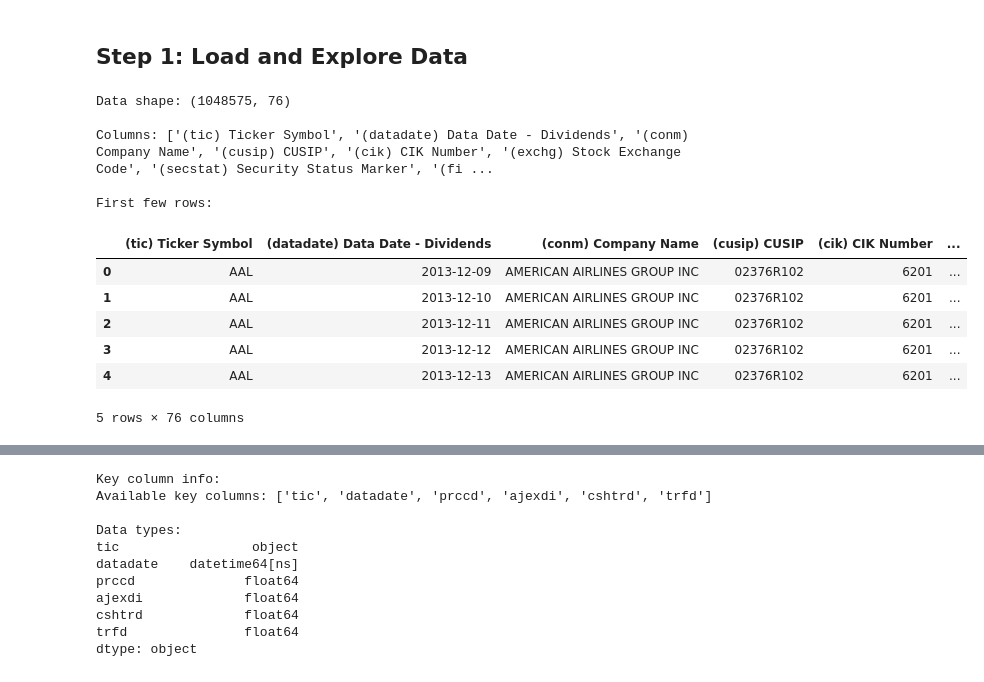
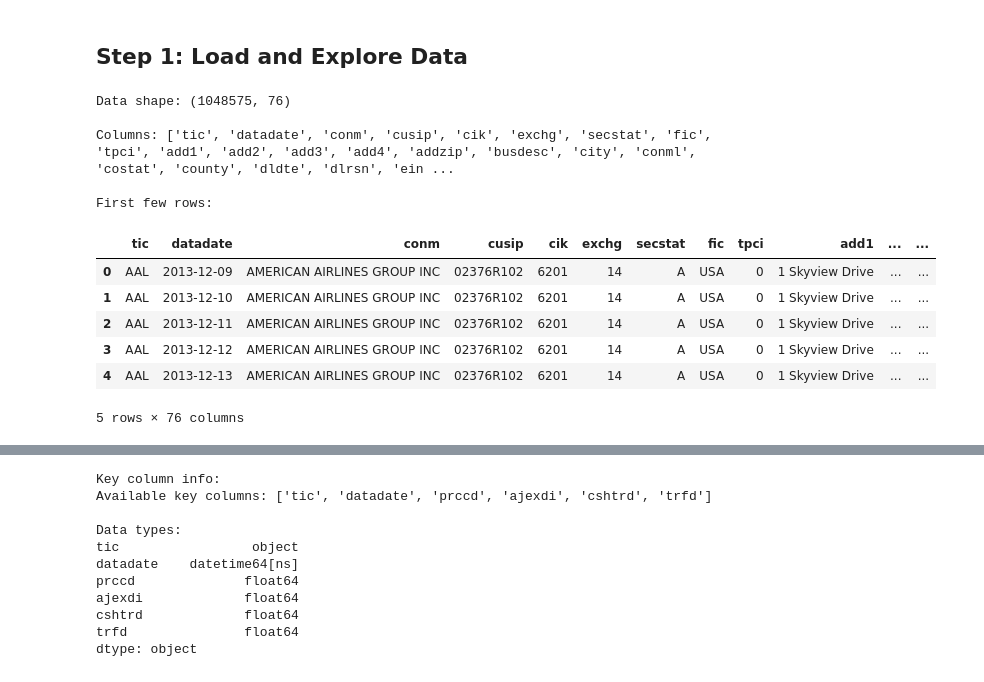
Before and after one commit to lucas-309/millennium-data-quality-25-26, a Jupyter notebook: backtester/wharton_data_integration.ipynb, the cells around one changed output, grey strips where cells are left out. Saved outputs shown, nothing was run; the diff lists cells and outputs as text; code cells hidden in the pictures.

Commit message:
Experimenting with parquet data file

```diff
--- a/backtester/wharton_data_integration.ipynb
+++ b/backtester/wharton_data_integration.ipynb
@@ -3,29 +86,30 @@
 # %%
 import pandas as pd
 import numpy as np
 from typing import List, Dict, Any
 import os
 
 # Load the Wharton data
-file_path = 'WhartonDataSource.xlsx'
-df = pd.read_excel(file_path)
+file_path = 'WhartonDataSource.parquet'
+df = pd.read_parquet(file_path)
+
 
 print(f"Data shape: {df.shape}")
 print(f"\nColumns: {df.columns.tolist()}")
 print(f"\nFirst few rows:")
 df.head()
 # %% [output]
 Data shape: (1048575, 76)
 
-Columns: ['(tic) Ticker Symbol', '(datadate) Data Date - Dividends', '(conm) Company Name', '(cusip) CUSIP', '(cik) CIK Number', '(exchg) Stock Exchange Code', '(secstat) Security Status Marker', '(fi ...
+Columns: ['tic', 'datadate', 'conm', 'cusip', 'cik', 'exchg', 'secstat', 'fic', 'tpci', 'add1', 'add2', 'add3', 'add4', 'addzip', 'busdesc', 'city', 'conml', 'costat', 'county', 'dldte', 'dlrsn', 'ein ...
 
 First few rows:
-|  | (tic) Ticker Symbol | (datadate) Data Date - Dividends | (conm) Company Name | (cusip) CUSIP | (cik) CIK Number | ... |
-| 0 | AAL | 2013-12-09 | AMERICAN AIRLINES GROUP INC | 02376R102 | 6201 | ... |
-| 1 | AAL | 2013-12-10 | AMERICAN AIRLINES GROUP INC | 02376R102 | 6201 | ... |
-| 2 | AAL | 2013-12-11 | AMERICAN AIRLINES GROUP INC | 02376R102 | 6201 | ... |
-| 3 | AAL | 2013-12-12 | AMERICAN AIRLINES GROUP INC | 02376R102 | 6201 | ... |
-| 4 | AAL | 2013-12-13 | AMERICAN AIRLINES GROUP INC | 02376R102 | 6201 | ... |
+|  | tic | datadate | conm | cusip | cik | exchg | secstat | fic | tpci | add1 | ... | ... |
+| 0 | AAL | 2013-12-09 | AMERICAN AIRLINES GROUP INC | 02376R102 | 6201 | 14 | A | USA | 0 | 1 Skyview Drive | ... | ... |
+| 1 | AAL | 2013-12-10 | AMERICAN AIRLINES GROUP INC | 02376R102 | 6201 | 14 | A | USA | 0 | 1 Skyview Drive | ... | ... |
+| 2 | AAL | 2013-12-11 | AMERICAN AIRLINES GROUP INC | 02376R102 | 6201 | 14 | A | USA | 0 | 1 Skyview Drive | ... | ... |
+| 3 | AAL | 2013-12-12 | AMERICAN AIRLINES GROUP INC | 02376R102 | 6201 | 14 | A | USA | 0 | 1 Skyview Drive | ... | ... |
+| 4 | AAL | 2013-12-13 | AMERICAN AIRLINES GROUP INC | 02376R102 | 6201 | 14 | A | USA | 0 | 1 Skyview Drive | ... | ... |
 5 rows × 76 columns
 # %%
 def extract_and_rename_columns(df):
```
Also changed, not shown: parts of 10 cells of this notebook, 3 other files.
